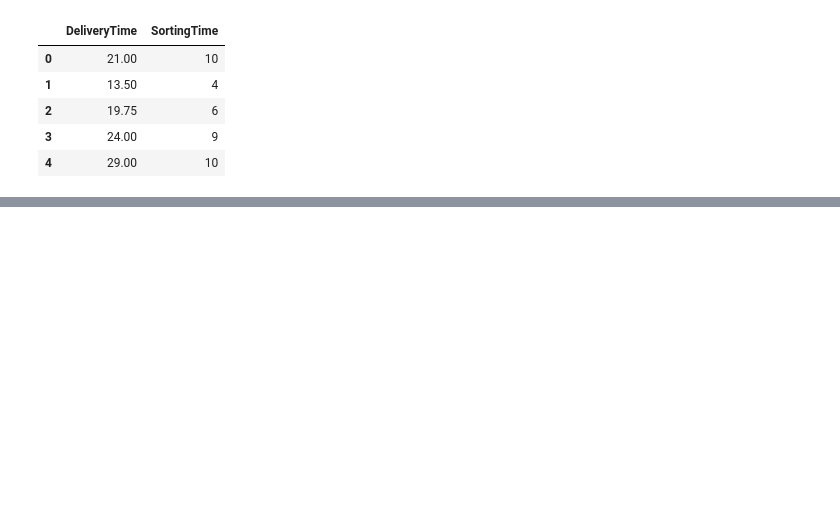
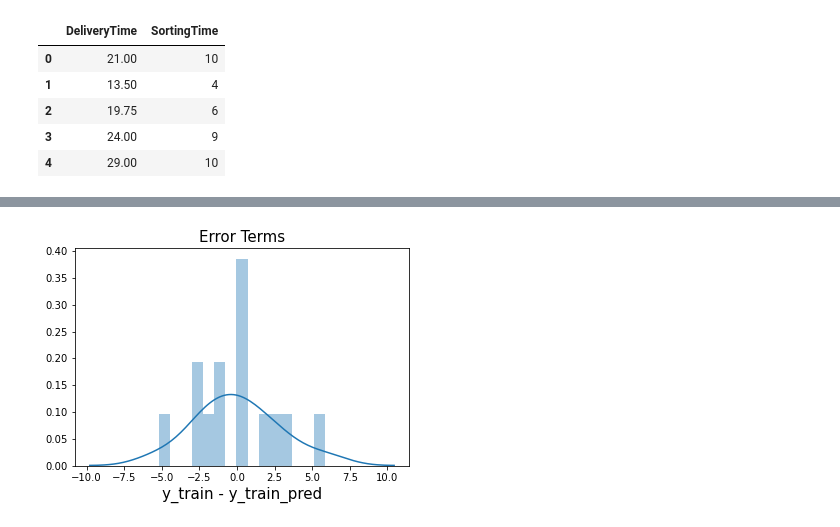
Before and after one commit to Meghagaik/Assignments, a Jupyter notebook: SimpleLinearRegression-Delivery_time.ipynb, the cells around one changed output, grey strips where cells are left out. Saved outputs shown, nothing was run; the diff lists cells and outputs as text; code cells hidden in the pictures; blank space fills up the shorter version.

```diff
--- a/SimpleLinearRegression-Delivery_time.ipynb
+++ b/SimpleLinearRegression-Delivery_time.ipynb
@@ -72,0 +90,12 @@ dtype: float64
+# %%
+# Importing Statsmodels.api library from Stamodel package
+import statsmodels.api as sm
+
+# Adding a constant to get an intercept
+X_train_sm = sm.add_constant(X_train)
+# %%
+# Fitting the resgression line using 'OLS'
+lr = sm.OLS(y_train, X_train_sm).fit()
+
+# Printing the parameters
+lr.params
@@ -72,0 +140,15 @@ dtype: float64
+# %%
+# Predicting y_value using traingn data of X
+y_train_pred = lr.predict(X_train_sm)
+
+# Creating residuals from the y_train data and predicted y_data
+res = (y_train - y_train_pred)
+# %%
+# Plotting the histogram using the residual values
+fig = plt.figure()
+sns.distplot(res, bins = 15)
+plt.title('Error Terms', fontsize = 15)
+plt.xlabel('y_train - y_train_pred', fontsize = 15)
+plt.show()
+# %% [output]
+[figure, added]
```
Also changed, not shown: parts of 30 cells of this notebook.
